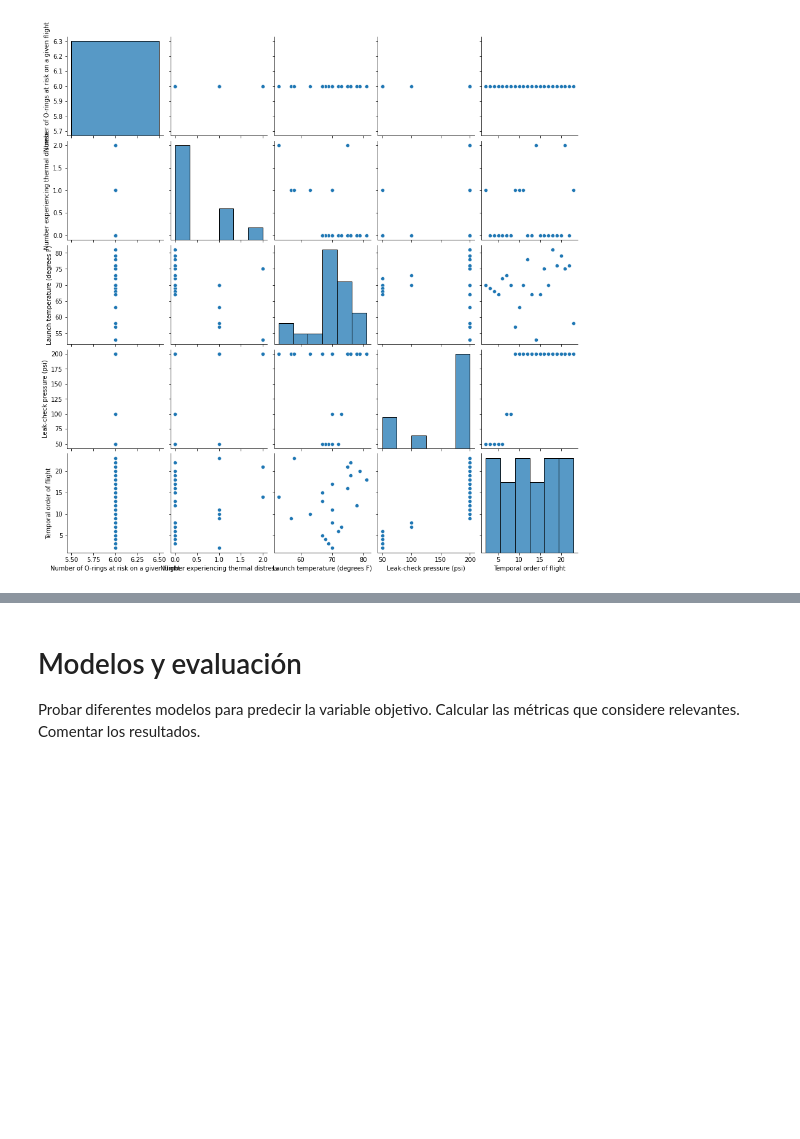
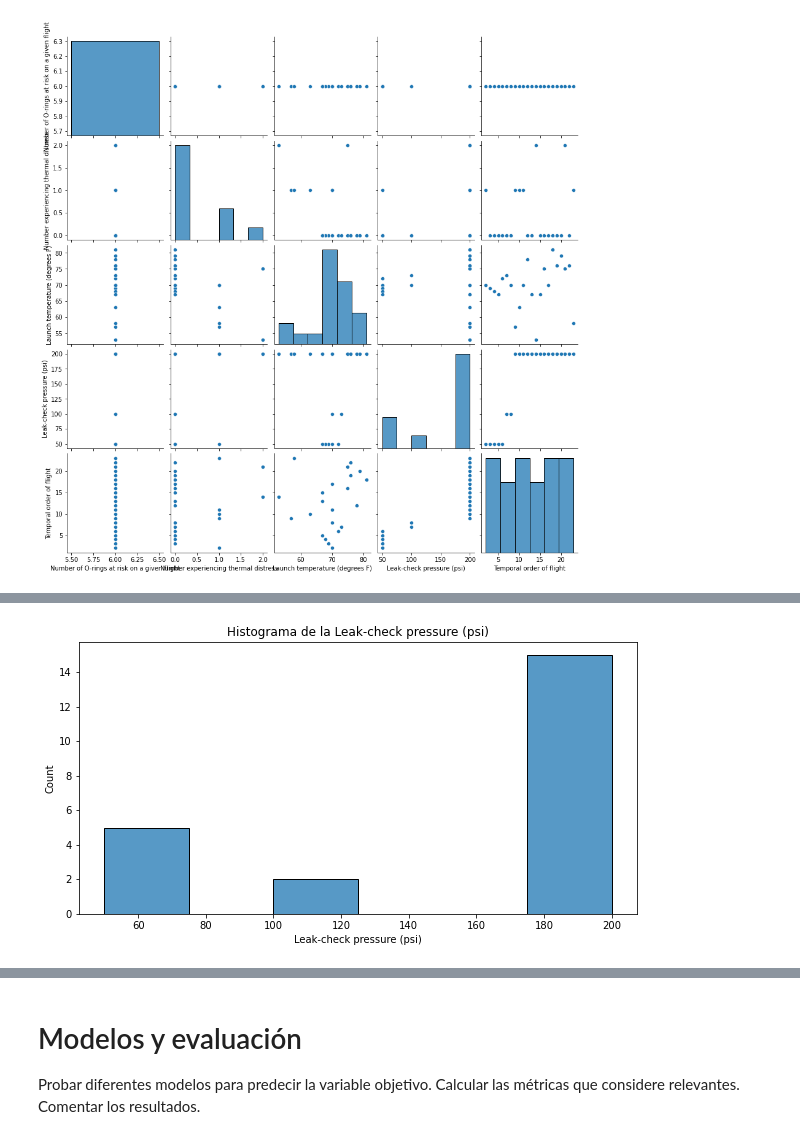
Before and after one commit to Yarrieta/intro_ia, a Jupyter notebook: tp_integrador_enunciado/template_tp_integrador_dataset.ipynb, the cells around one changed output, grey strips where cells are left out. Saved outputs shown, nothing was run; the diff lists cells and outputs as text; code cells hidden in the pictures; blank space fills up the shorter version.

```diff
--- a/tp_integrador_enunciado/template_tp_integrador_dataset.ipynb
+++ b/tp_integrador_enunciado/template_tp_integrador_dataset.ipynb
@@ -208,0 +221,4 @@ histograma(my_data.sample(1000, random_state=0),"tip_amount")
+# %%
+histograma(my_data,"Leak-check pressure (psi)")
+# %% [output]
+[figure, added]
```
Also changed, not shown: parts of 46 cells of this notebook, 9 other files.
